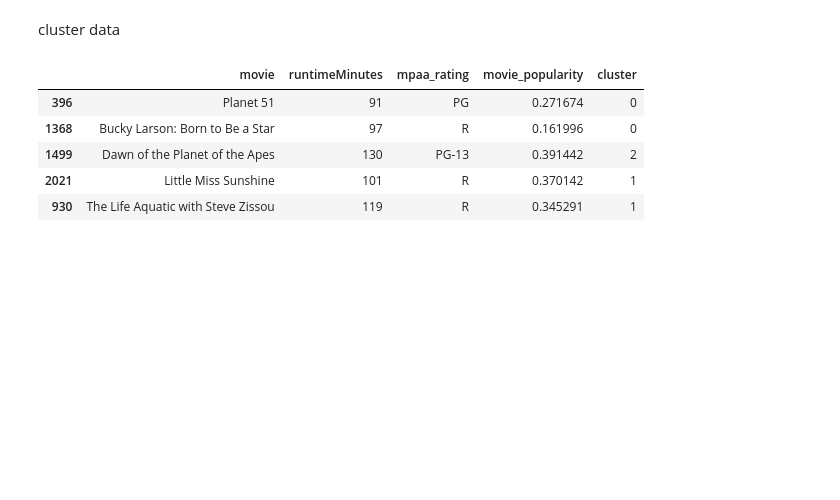
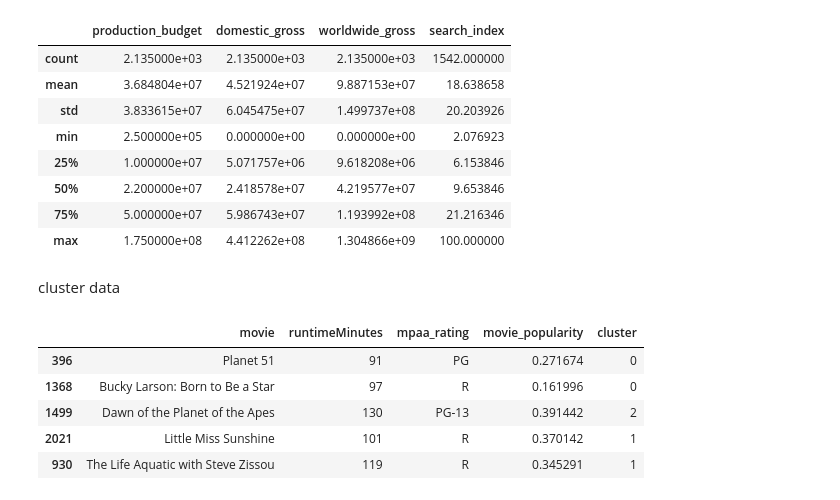
Before and after one commit to ZhimingMei/MGT4187-Project, a Jupyter notebook: results_folder/regression_all_log.ipynb, the cells around one changed output. Saved outputs shown, nothing was run; the diff lists cells and outputs as text; code cells hidden in the pictures; blank space fills up the shorter version.

```diff
--- a/results_folder/regression_all_log.ipynb
+++ b/results_folder/regression_all_log.ipynb
@@ -52,3 +51,15 @@ df[['same_period_indicator', 'same_period_profit', 'same_period_rating', 'same_p
+# %%
+df[['production_budget', 'domestic_gross', 'worldwide_gross', 'search_index']].describe()
+# %% [output]
+|  | production_budget | domestic_gross | worldwide_gross | search_index |
+| count | 2.135000e+03 | 2.135000e+03 | 2.135000e+03 | 1542.000000 |
+| mean | 3.684804e+07 | 4.521924e+07 | 9.887153e+07 | 18.638658 |
+| std | 3.833615e+07 | 6.045475e+07 | 1.499737e+08 | 20.203926 |
+| min | 2.500000e+05 | 0.000000e+00 | 0.000000e+00 | 2.076923 |
+| 25% | 1.000000e+07 | 5.071757e+06 | 9.618208e+06 | 6.153846 |
+| 50% | 2.200000e+07 | 2.418578e+07 | 4.219577e+07 | 9.653846 |
+| 75% | 5.000000e+07 | 5.986743e+07 | 1.193992e+08 | 21.216346 |
+| max | 1.750000e+08 | 4.412262e+08 | 1.304866e+09 | 100.000000 |
 # %% [markdown]
 cluster data
 # %%
```
Also changed, not shown: parts of 6 cells of this notebook.
